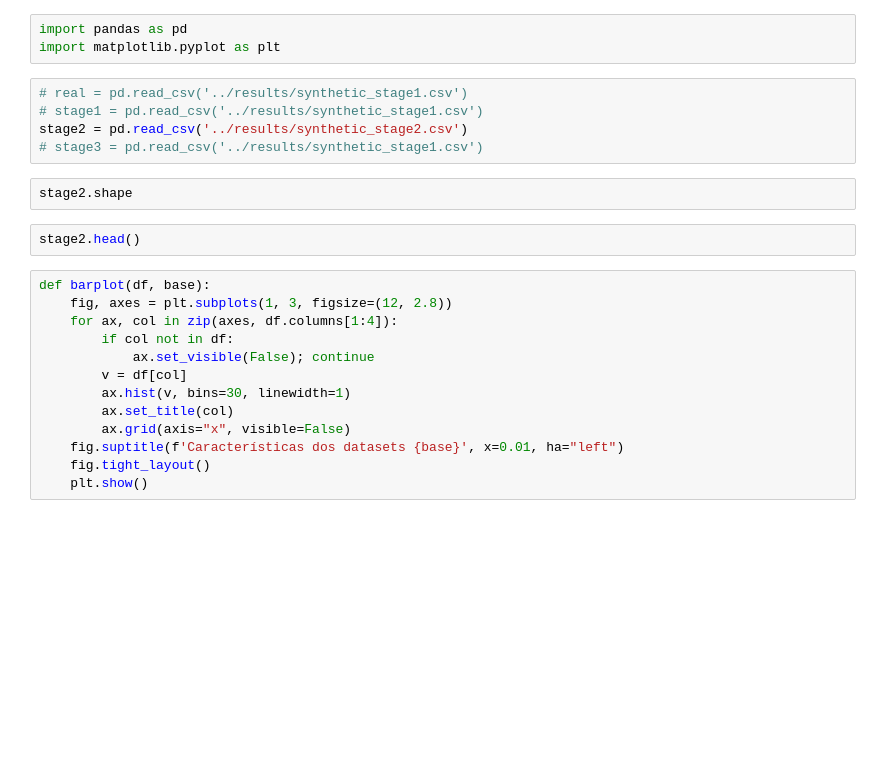
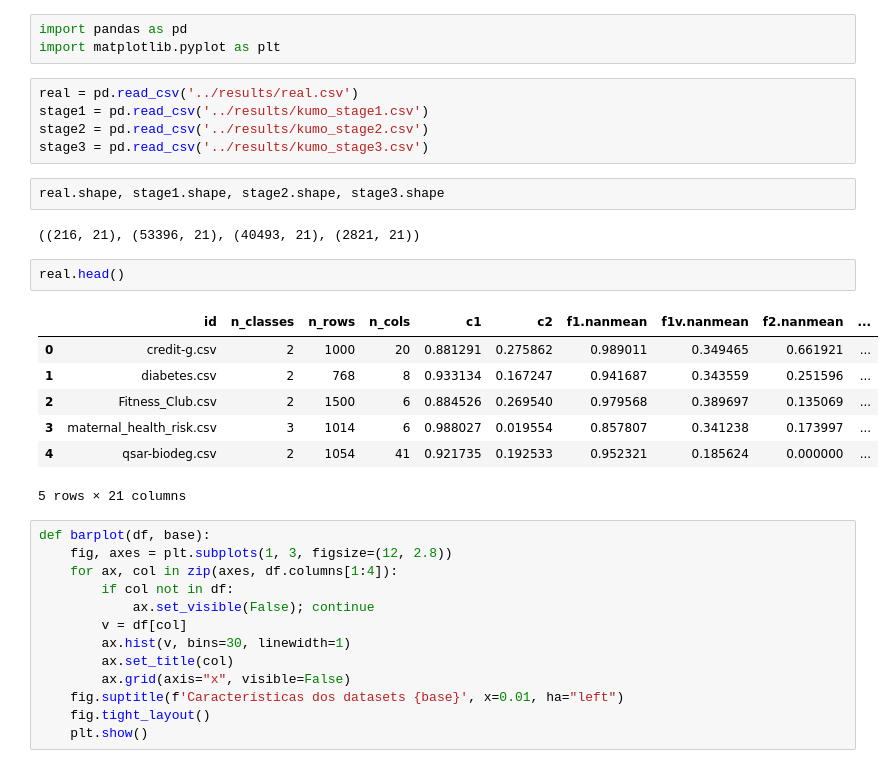
Before and after one commit to lpfgarcia/prior-complexity, a Jupyter notebook: notebooks/03_compare.ipynb, the cells around one changed output. Saved outputs shown, nothing was run; the diff lists cells and outputs as text; blank space fills up the shorter version.

```diff
--- a/notebooks/03_compare.ipynb
+++ b/notebooks/03_compare.ipynb
@@ -4,14 +4,24 @@
 import pandas as pd
 import matplotlib.pyplot as plt
 # %%
-# real = pd.read_csv('../results/synthetic_stage1.csv')
-# stage1 = pd.read_csv('../results/synthetic_stage1.csv')
-stage2 = pd.read_csv('../results/synthetic_stage2.csv')
-# stage3 = pd.read_csv('../results/synthetic_stage1.csv')
+real = pd.read_csv('../results/real.csv')
+stage1 = pd.read_csv('../results/kumo_stage1.csv')
+stage2 = pd.read_csv('../results/kumo_stage2.csv')
+stage3 = pd.read_csv('../results/kumo_stage3.csv')
 # %%
-stage2.shape
+real.shape, stage1.shape, stage2.shape, stage3.shape
+# %% [output]
+((216, 21), (53396, 21), (40493, 21), (2821, 21))
-# %%
-stage2.head()
+# %%
+real.head()
+# %% [output]
+|  | id | n_classes | n_rows | n_cols | c1 | c2 | f1.nanmean | f1v.nanmean | f2.nanmean | ... |
+| 0 | credit-g.csv | 2 | 1000 | 20 | 0.881291 | 0.275862 | 0.989011 | 0.349465 | 0.661921 | ... |
+| 1 | diabetes.csv | 2 | 768 | 8 | 0.933134 | 0.167247 | 0.941687 | 0.343559 | 0.251596 | ... |
+| 2 | Fitness_Club.csv | 2 | 1500 | 6 | 0.884526 | 0.269540 | 0.979568 | 0.389697 | 0.135069 | ... |
+| 3 | maternal_health_risk.csv | 3 | 1014 | 6 | 0.988027 | 0.019554 | 0.857807 | 0.341238 | 0.173997 | ... |
+| 4 | qsar-biodeg.csv | 2 | 1054 | 41 | 0.921735 | 0.192533 | 0.952321 | 0.185624 | 0.000000 | ... |
+5 rows × 21 columns
 # %%
 def barplot(df, base):
     fig, axes = plt.subplots(1, 3, figsize=(12, 2.8))
```
Also changed, not shown: parts of 4 cells of this notebook.
